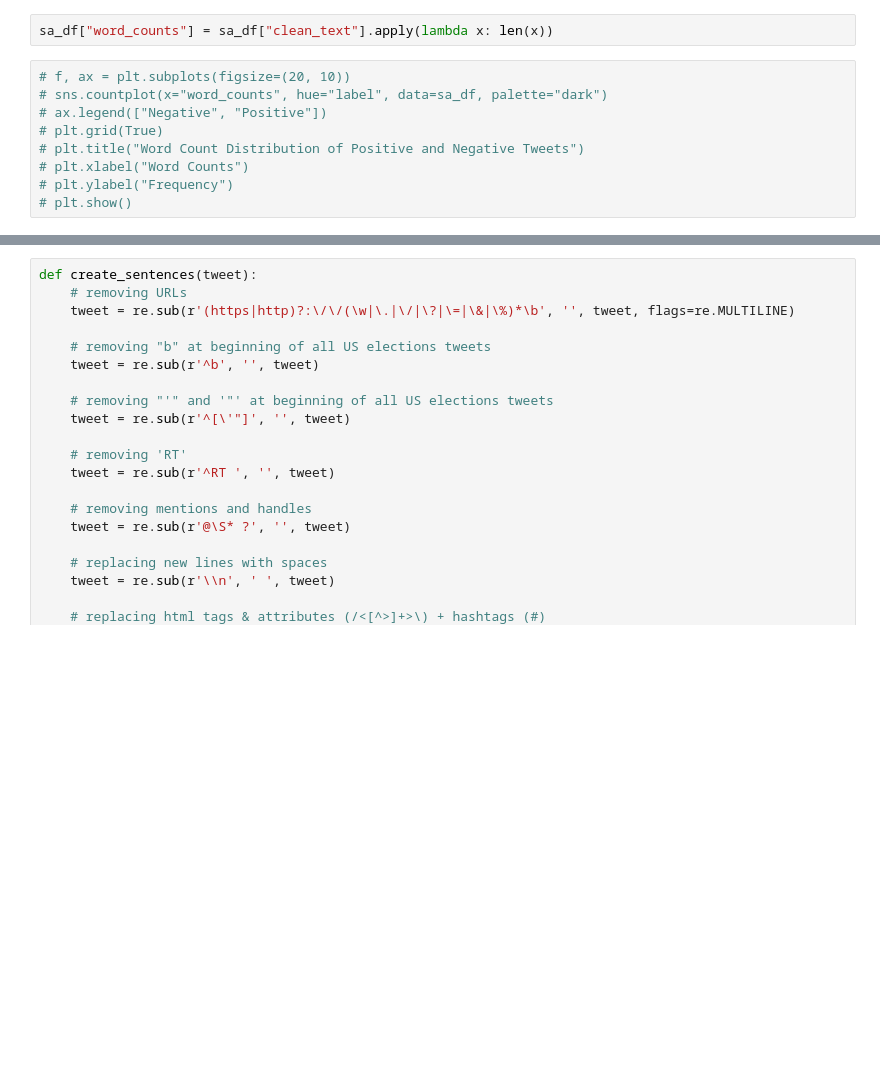
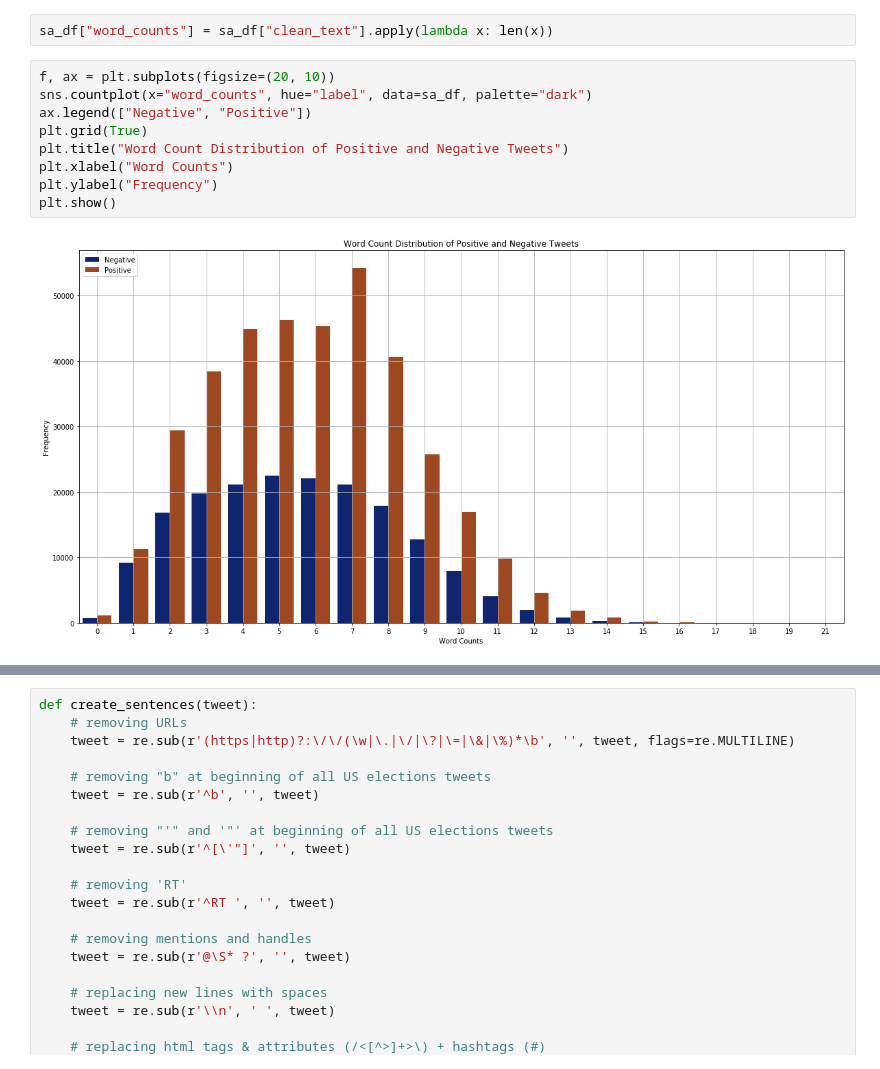
Before and after one commit to atkinssamuel/US-2020-twitter-NLP, a Jupyter notebook: project/atkins_1002951754_assignment3.ipynb, the cells around one changed output, grey strips where cells are left out. Cells and saved outputs as stored; diff of their text form; blank space fills up the shorter version.

```diff
--- a/project/atkins_1002951754_assignment3.ipynb
+++ b/project/atkins_1002951754_assignment3.ipynb
@@ -318,11 +373,13 @@ Number of unclassified tweets: 1941
 # %%
 sa_df["word_counts"] = sa_df["clean_text"].apply(lambda x: len(x))
 # %%
-# f, ax = plt.subplots(figsize=(20, 10))
-# sns.countplot(x="word_counts", hue="label", data=sa_df, palette="dark")
-# ax.legend(["Negative", "Positive"])
-# plt.grid(True)
-# plt.title("Word Count Distribution of Positive and Negative Tweets")
-# plt.xlabel("Word Counts")
-# plt.ylabel("Frequency")
-# plt.show()
+f, ax = plt.subplots(figsize=(20, 10))
+sns.countplot(x="word_counts", hue="label", data=sa_df, palette="dark")
+ax.legend(["Negative", "Positive"])
+plt.grid(True)
+plt.title("Word Count Distribution of Positive and Negative Tweets")
+plt.xlabel("Word Counts")
+plt.ylabel("Frequency")
+plt.show()
+# %% [output]
+[figure, added]
```
Also changed, not shown: parts of 27 cells of this notebook.
